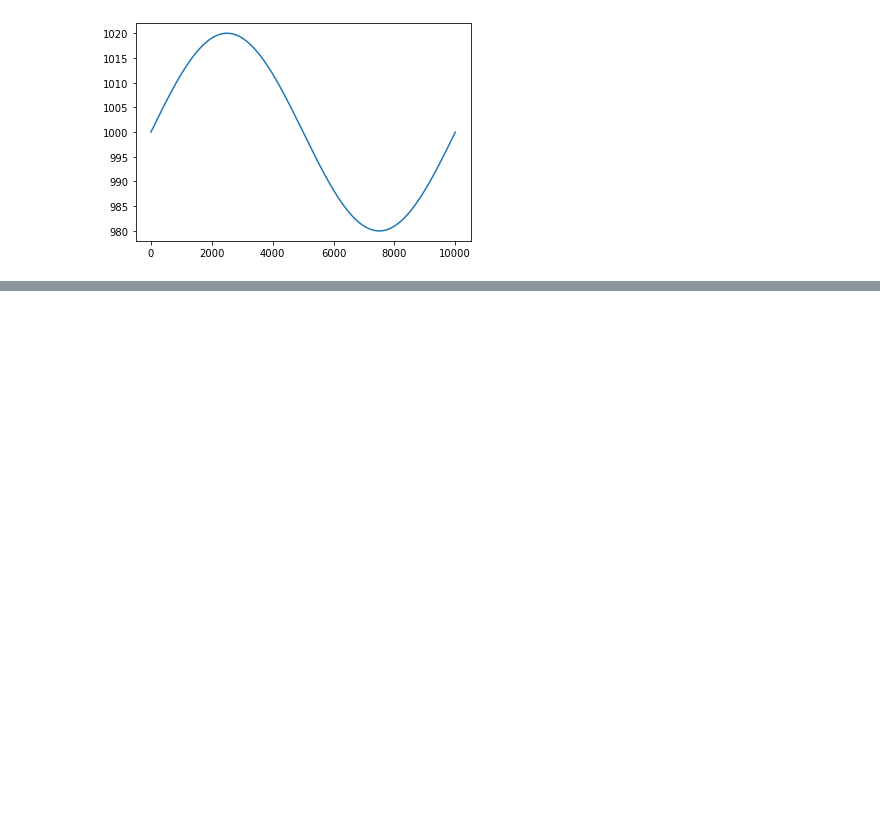
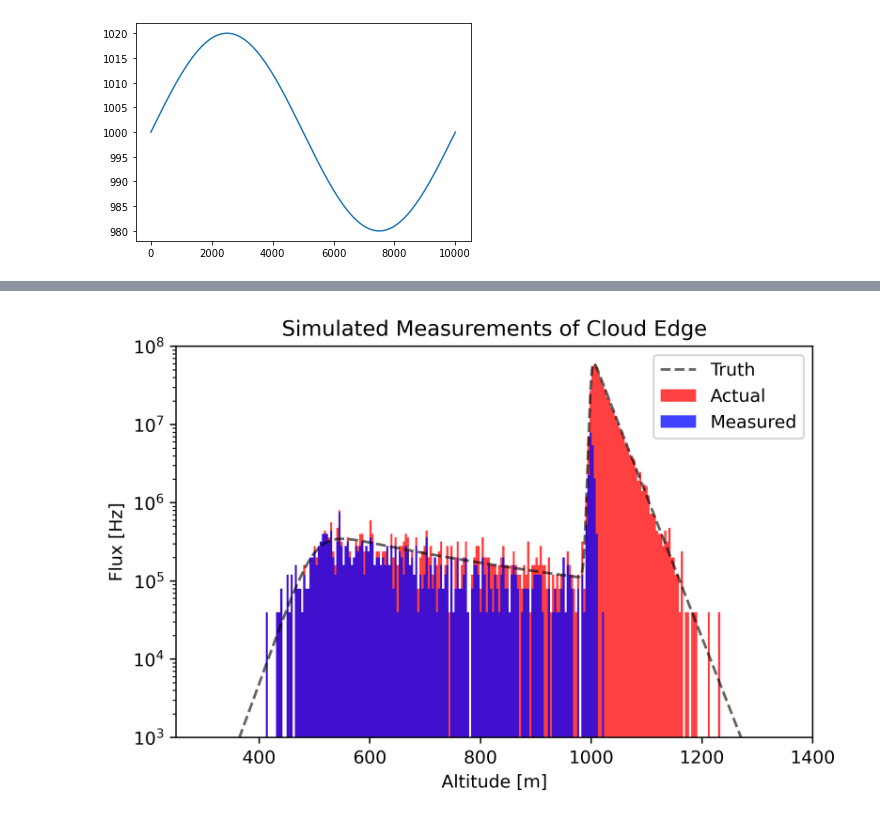
Before and after one commit to gkirchhoff32/Cloud-Measurements, a Jupyter notebook: meas_sim.ipynb, the cells around one changed output, grey strips where cells are left out. Drawn from its saved outputs; the diff is of its cells as text; code cells hidden in the pictures; blank space fills up the shorter version.

```diff
--- a/meas_sim.ipynb
+++ b/meas_sim.ipynb
@@ -253,10 +244,10 @@ and without deadtime effects.
 
 dt_sim = dt_TCSPC  # [s]
 if use_com:
-    rho_func = N_com_HG / dt_sim # [Hz] arrival-rate function (flux)
+    rho_func = N_com_LG / dt_sim # [Hz] arrival-rate function (flux)
 else:
-    rho_func = N_mol_HG / dt_sim # [Hz] arrival-rate function (flux)
-Nshot = 100
+    rho_func = N_mol_LG / dt_sim # [Hz] arrival-rate function (flux)
+Nshot = 1000
 tD = 29.1  # [s] Deadtime interval
 wrap_deadtime = False
 
@@ -340,33 +333,35 @@ phot_idx = np.arange(len(phot_events))
 tof = (np.array(det_events)*dt_sim)
 # r_meas = tof * c
 bin_avg = 1000  # integration factor (increase bin sizes)
 
 fig = plt.figure(dpi=400)
 ax = fig.add_subplot(111)
 n, bins = np.histogram((np.array(phot_events)*dt_sim), bins=t_sim_bins[::bin_avg])
 binwidth = np.diff(bins)[0]
 N = n / binwidth / Nshot  # [Hz]
 center = 0.5 * (bins[:-1] + bins[1:])
 ax.bar(center*c/2, N, align='center', width=binwidth*c/2, color='r', alpha=0.75, label='Actual')
 
 tof = (np.array(det_events)*dt_sim)
 n, bins = np.histogram(tof, bins=t_sim_bins[::bin_avg])
 N = n / binwidth / Nshot  # [Hz] Scaling counts to arrival rate
 ax.bar(center*c/2, N, align='center', width=binwidth*c/2, color='b', alpha=0.75, label='Measured')
 if use_com:
     if time_vary:
         ax.plot(t_sim*c/2, np.mean(N_com_HG_agg, axis=1)/dt_TCSPC, 'r--', alpha=0.35, label='Truth (mean)')
         ax.plot(t_sim*c/2, N_com_HG_agg[:, ::100]/dt_TCSPC)
     else:
-        ax.plot(t_sim*c/2, N_com_HG/dt_TCSPC, 'r--', alpha=0.35, label='Truth')
+        ax.plot(t_sim*c/2, N_com_LG/dt_TCSPC, 'k--', alpha=0.6, label='Truth')
 else:
     ax.plot(t_sim*c/2, N_mol_HG/dt_TCSPC, 'r--', alpha=0.5, label='Truth')
 ax.set_ylabel('Flux [Hz]')
 ax.set_xlabel('Altitude [m]')
 ax.set_title('Simulated Measurements of Cloud Edge')
 ax.set_yscale('log')
-ax.set_xlim([750, 1250])
-ax.set_ylim([1e1, 1e7])
+ax.set_xlim([250, 1400])
+ax.set_ylim([1e3, 1e8])
 plt.tight_layout()
 plt.legend()
 plt.show()
+# %% [output]
+[figure, added]
```
Also changed, not shown: parts of 2 cells of this notebook.
